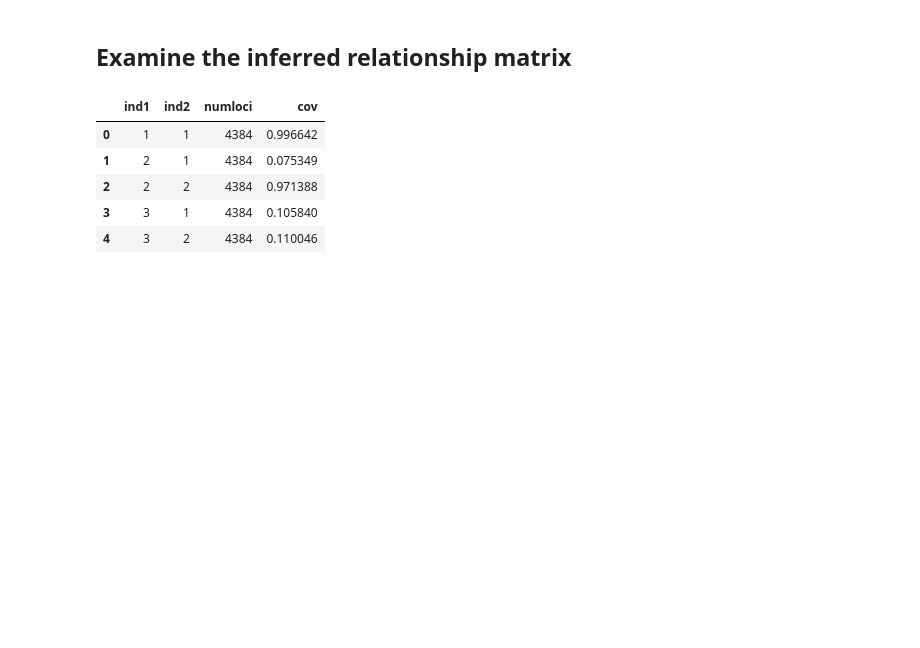
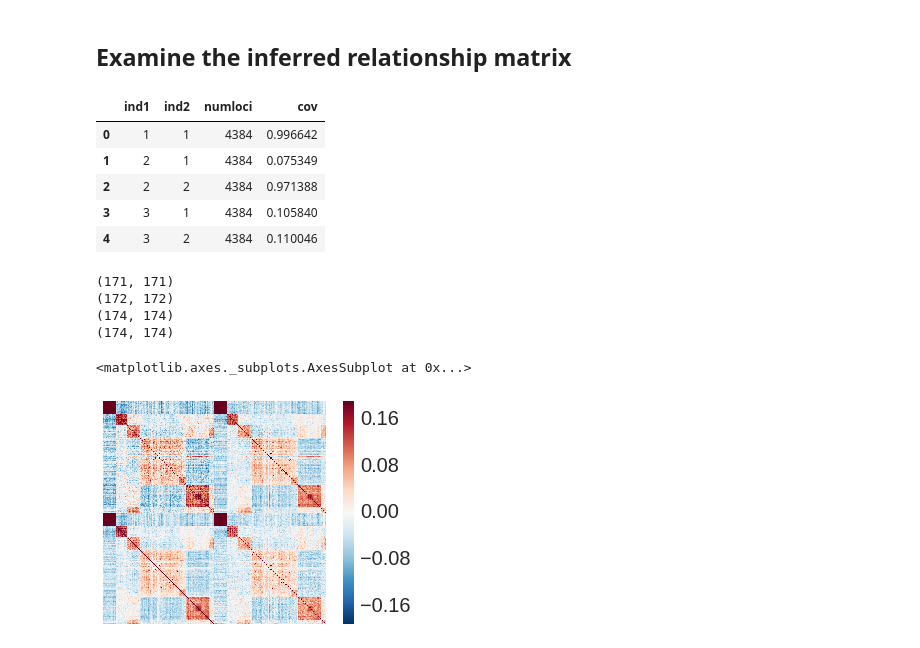
Before and after one commit to rwaples/chum_populations, a Jupyter notebook: run_EIGENSTRAT.ipynb, the cells around one changed output. Saved outputs shown, nothing was run; the diff lists cells and outputs as text; code cells hidden in the pictures; blank space fills up the shorter version.

```diff
--- a/run_EIGENSTRAT.ipynb
+++ b/run_EIGENSTRAT.ipynb
@@ -729,3 +730,39 @@ def plot_rel_matrix(rel_file):
     #rel_sq = scipy.spatial.distance.squareform(rel['cov'])
     sns.heatmap(rel_mat, linewidth = 0, square = True, xticklabels = False, yticklabels = False, robust = True)
     plt.show()
+    #return(rel_mat)
+
+def get_rel_mat(rel_file):
+    rel = pd.read_csv(rel_file, header = None, sep = ' ')
+    rel.columns = ['ind1', 'ind2', 'numloci', 'cov']
+    rel_mat = np.zeros(shape = (max(rel['ind1']), max(rel['ind1'])))
+    for idx, row in rel.iterrows():
+        rel_mat[rel['ind1']-1, rel['ind2']-1] = rel['cov']
+        rel_mat[rel['ind2']-1, rel['ind1']-1] = rel['cov']
+    np.fill_diagonal(rel_mat, 1)
+    return(rel_mat)
+# %%
+rel_mat1 = get_rel_mat('/home/ipseg/Desktop/waples/chum_populations/results/batch_4/EIGENSOFT/on_map.codom.rel')
+rel_mat2 = get_rel_mat('/home/ipseg/Desktop/waples/chum_populations/results/batch_4/EIGENSOFT/on_map.dom.rel')
+rel_mat3 = get_rel_mat('/home/ipseg/Desktop/waples/chum_populations/results/batch_4/EIGENSOFT/paralogs.dom.rel')
+rel_mat4 = get_rel_mat('/home/ipseg/Desktop/waples/chum_populations/results/batch_4/EIGENSOFT/on_map.codom.subsample.rel')
+# %%
+print rel_mat1.shape
+print rel_mat2.shape
+print rel_mat3.shape
+print rel_mat4.shape
+# %% [output]
+(171, 171)
+(172, 172)
+(174, 174)
+(174, 174)
+# %%
+rel_mat1 = rel_mat1[0:171,0:171]
+rel_mat2 = rel_mat2[0:171,0:171]
+rel_mat3 = rel_mat3[0:171,0:171]
+rel_mat4 = rel_mat4[0:171,0:171]
+# %%
+sns.heatmap(np.corrcoef(rel_mat1, rel_mat2), linewidths=0, square = True, xticklabels = False, yticklabels = False, robust = True)
+# %% [output]
+<matplotlib.axes._subplots.AxesSubplot at 0x...>
+[figure, added]
```
Also changed, not shown: parts of 8 cells of this notebook, 5 other files.
